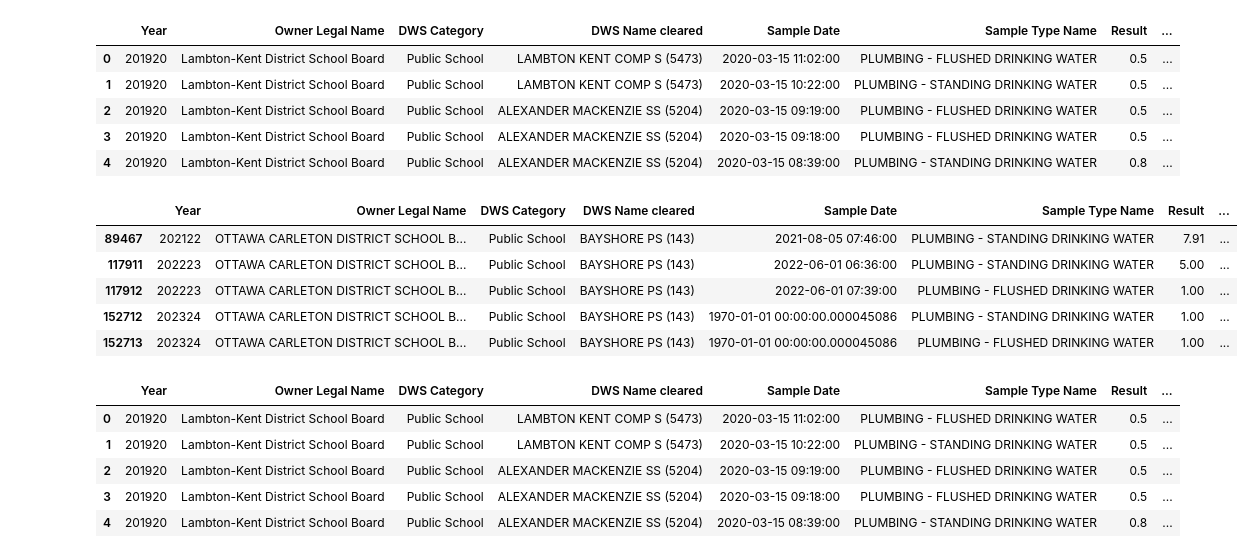
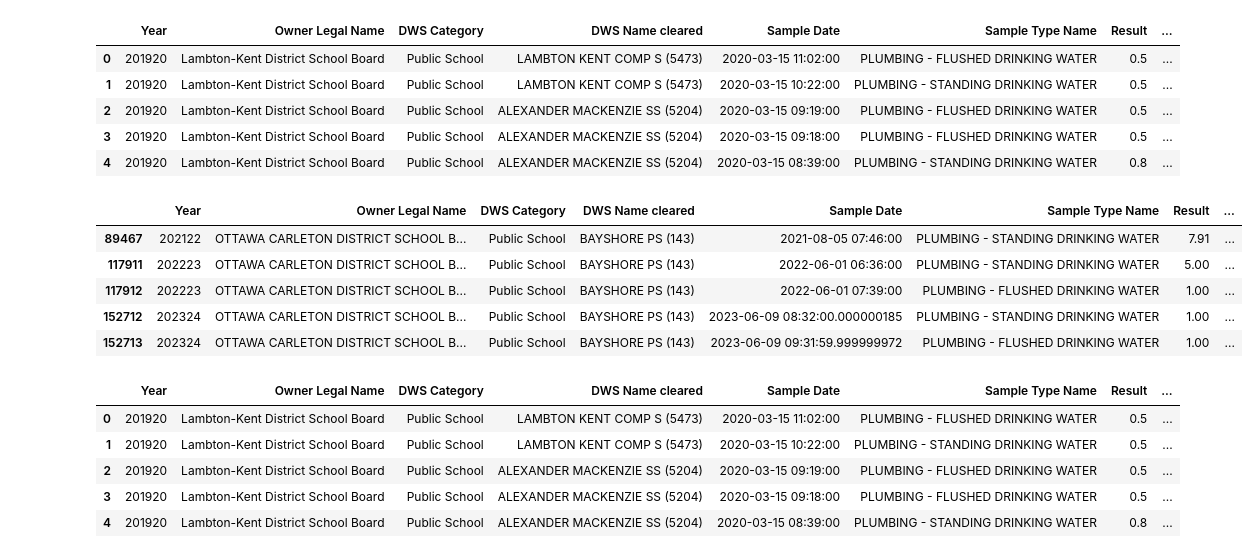
Before and after one commit to HIVE-UofT/Ontario-lead-analysis, a Jupyter notebook: new_year_export.ipynb, the cells around one changed output. Cells and saved outputs as stored; diff of their text form; code cells hidden in the pictures.

Commit message:
handle different date rows

```diff
--- a/new_year_export.ipynb
+++ b/new_year_export.ipynb
@@ -52,6 +52,3 @@ def extract(dws_name):
 
 master.insert(loc=4, column="DWS Name cleared", value=master["DWS Name"].apply(lambda x: extract(x)))
 master = master[master.columns.drop("DWS Name")]
-# %%
-master.loc[:, 'Sample Date'] = pd.to_datetime(master['Sample Date'])
-master['Sample Date'].dtype
@@ -59,0 +55,17 @@ dtype('O')
+# %%
+import pandas as pd
+import numpy as np
+
+# Ensure 'Sample Date' is properly converted
+def convert_excel_date(value):
+    if isinstance(value, (int, float)):  # Check if it's a serial number
+        print("Before: ", value)
+        sample_date = pd.to_datetime("1899-12-30") + pd.to_timedelta(value, unit="D")
+        print("After: ", sample_date)
+        return sample_date
+    return pd.to_datetime(value, errors='coerce')  # Convert standard date formats
+
+master.loc[:, 'Sample Date'] = master['Sample Date'].apply(convert_excel_date)
+
+# Check the dtype
+master['Sample Date'].dtype
@@ -72,14 +93,14 @@ for index, row in master.iterrows():
         # print("School Name: ", row['Owner Legal Name'])
         master.at[index, 'Exceed2'] = 'N'  # Change value in column Y
 # %%
-master[master['DWS Name cleared'] == "BAYSHORE PS (143)"].tail()
+master[master['DWS Name cleared'] == "BAYSHORE PS (143)"].sort_values(['Sample Date']).tail()
 # %% [output]
 |  | Year | Owner Legal Name | DWS Category | DWS Name cleared | Sample Date | Sample Type Name | Result | ... |
 | 89467 | 202122 | OTTAWA CARLETON DISTRICT SCHOOL B... | Public School | BAYSHORE PS (143) | 2021-08-05 07:46:00 | PLUMBING - STANDING DRINKING WATER | 7.91 | ... |
 | 117911 | 202223 | OTTAWA CARLETON DISTRICT SCHOOL B... | Public School | BAYSHORE PS (143) | 2022-06-01 06:36:00 | PLUMBING - STANDING DRINKING WATER | 5.00 | ... |
 | 117912 | 202223 | OTTAWA CARLETON DISTRICT SCHOOL B... | Public School | BAYSHORE PS (143) | 2022-06-01 07:39:00 | PLUMBING - FLUSHED DRINKING WATER | 1.00 | ... |
-| 152712 | 202324 | OTTAWA CARLETON DISTRICT SCHOOL B... | Public School | BAYSHORE PS (143) | 1970-01-01 00:00:00.000045086 | PLUMBING - STANDING DRINKING WATER | 1.00 | ... |
-| 152713 | 202324 | OTTAWA CARLETON DISTRICT SCHOOL B... | Public School | BAYSHORE PS (143) | 1970-01-01 00:00:00.000045086 | PLUMBING - FLUSHED DRINKING WATER | 1.00 | ... |
+| 152712 | 202324 | OTTAWA CARLETON DISTRICT SCHOOL B... | Public School | BAYSHORE PS (143) | 2023-06-09 08:32:00.000000185 | PLUMBING - STANDING DRINKING WATER | 1.00 | ... |
+| 152713 | 202324 | OTTAWA CARLETON DISTRICT SCHOOL B... | Public School | BAYSHORE PS (143) | 2023-06-09 09:31:59.999999972 | PLUMBING - FLUSHED DRINKING WATER | 1.00 | ... |
 # %%
 master.to_excel("new_year_refined_master.xlsx", sheet_name="master")
 # %%
```
Also changed, not shown: parts of 4 cells of this notebook.
